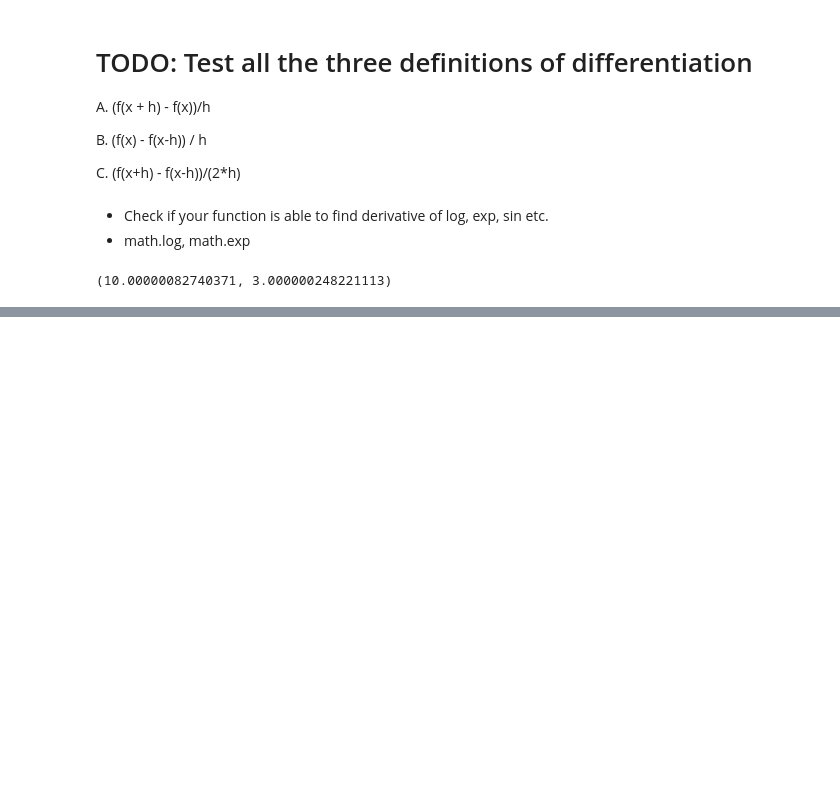
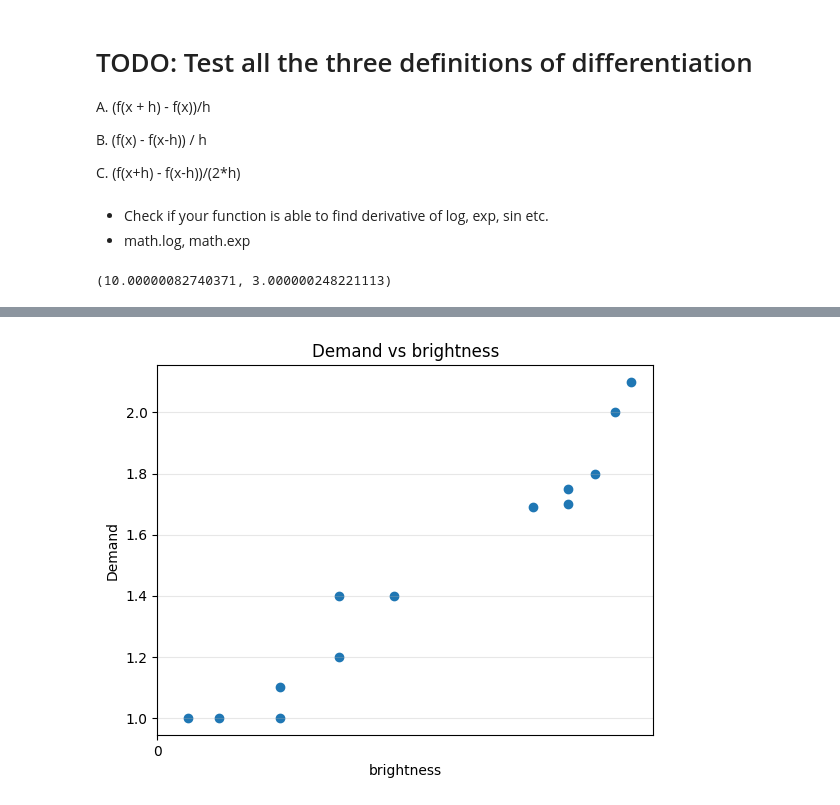
Before and after one commit to abhikal/jul2027_ml, a Jupyter notebook: 12_loop.ipynb, the cells around one changed output, grey strips where cells are left out. Saved outputs shown, nothing was run; the diff lists cells and outputs as text; code cells hidden in the pictures; blank space fills up the shorter version.

```diff
--- a/12_loop.ipynb
+++ b/12_loop.ipynb
@@ -227,0 +345,27 @@ diff2(myf, x1=1, x2=2)
+# %%
+import numpy as np
+
+hrs = np.array([1,      2,  3,  4,     9, 10, 12, 22,   8, 23.5])
+demand = np.array([1, 1.1, 1.2, 1.4, 1.8, 2, 3,     1, 1.75, 1])
+
+import numpy as np
+import matplotlib.pyplot as plt
+
+hrs = np.array(   [1,   2,      3,      4,      9,      10, 12, 22, 8,      23.5,   21,     16, 17])
+
+hrs = np.sin(hrs*math.pi/24)
+demand = np.array([1,   1.1,    1.2,    1.4,    1.8,    2,  2.1,  1,  1.75,   1,      1.4,    1.7, 1.69])
+
+
+plt.scatter(hrs, demand)
+
+plt.xlabel("brightness")
+plt.ylabel("Demand")
+plt.title("Demand vs brightness")
+
+plt.xticks(range(0, 2, 2))
+plt.grid(True, alpha=0.3)
+
+plt.show()
+# %% [output]
+[figure, added]
```
Also changed, not shown: parts of 16 cells of this notebook.
